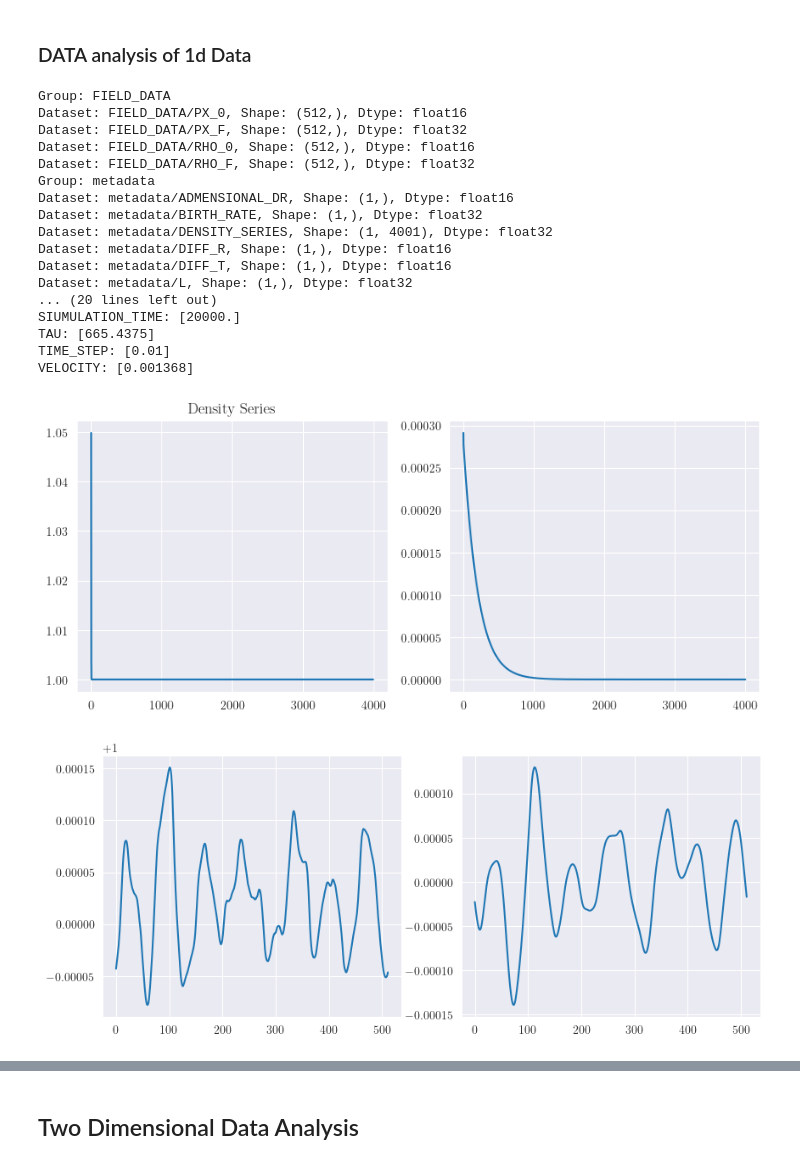
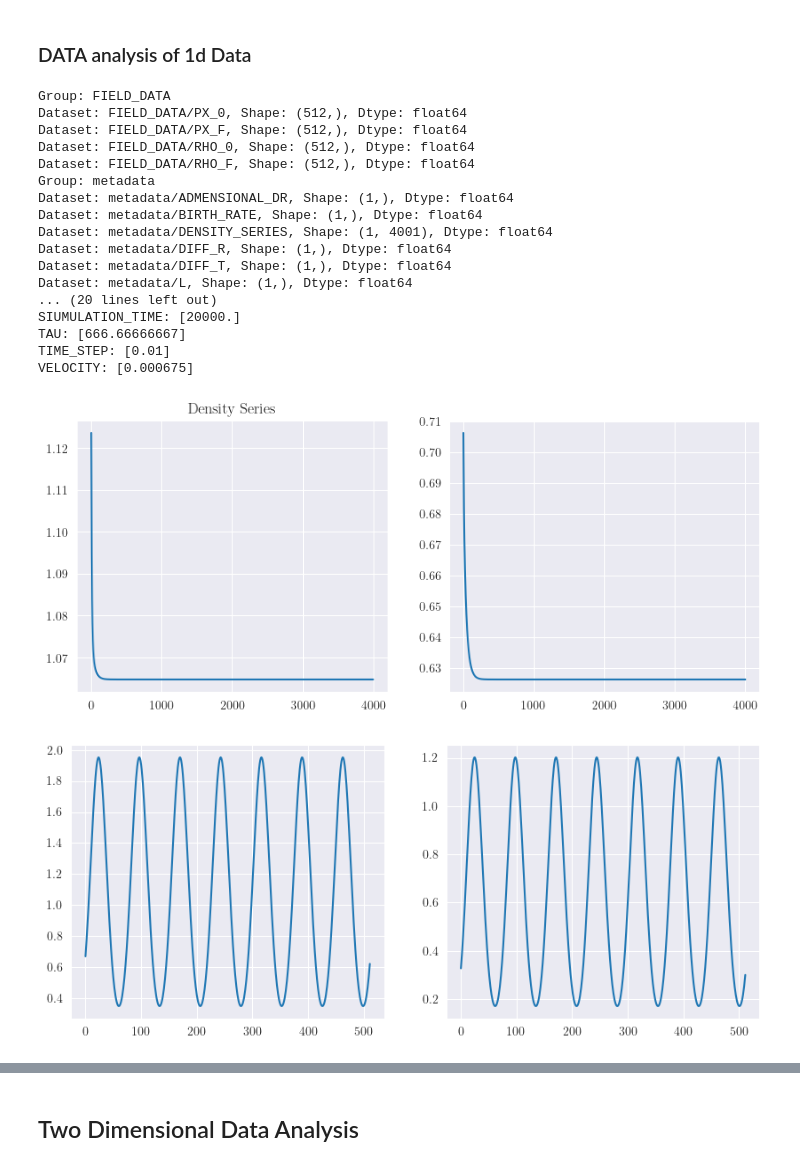
Before and after one commit to Jaegg3rNat/ABP_Flocking, a Jupyter notebook: Code/Analysis_ABP.ipynb, the cells around one changed output, grey strips where cells are left out. Cells and saved outputs as stored; diff of their text form; code cells hidden in the pictures.

```diff
--- a/Code/Analysis_ABP.ipynb
+++ b/Code/Analysis_ABP.ipynb
@@ -184,15 +252,9 @@ def print_hdf5_contents(file_path):
 
 
 
-mu , pe = 170.0, 9.1
-file_path = f'../Data/1d_v1/_PE{pe:.2f}_MU{mu:.2f}/DATA.h5'
-
-
-
-
-
-
-
+mu , pe = 120.0, 4.5
+# file_path = f'../Data/1d_v1/_PE{pe:.2f}_MU{mu:.2f}/DATA.h5'
+file_path = f'../Data/turing_backward/_PE{pe:.2f}_MU{mu:.2f}/DATA.h5'
 
 with h5py.File(file_path, 'r') as f:
     print_hdf5_contents(file_path)
@@ -224,44 +286,44 @@ with h5py.File(file_path, 'r') as f:
 
 
     op = meta2['POLARIZATION_INTEGRAL_SERIES'][:].flatten()
     density = meta2['DENSITY_SERIES'][:].flatten()
 
     fig , (ax1,ax2) = plt.subplots(1,2, figsize = (10,4))
     ax1.plot(density)
     ax2.plot(op)
     ax1.set_title('Density Series')
     # ax2.set_title('Fourier Series')
     plt.show()
     plt.close()
     # fig , (ax1,ax2) = plt.subplots(1,2, figsize = (10,4))
     # ax1.plot(op_wei)
     # ax2.plot(op)
     # ax1.set_title('Polarization Weighted Density Series')
     # ax2.set_title('Polarization Series')
     # plt.show()
     # plt.close()
     #
     fig , (ax1,ax2) = plt.subplots(1,2, figsize = (10,4))
     ax1.plot(rhodata)
     ax2.plot(pol)
     plt.show()
 # %% [output]
 Group: FIELD_DATA
-Dataset: FIELD_DATA/PX_0, Shape: (512,), Dtype: float16
-Dataset: FIELD_DATA/PX_F, Shape: (512,), Dtype: float32
-Dataset: FIELD_DATA/RHO_0, Shape: (512,), Dtype: float16
-Dataset: FIELD_DATA/RHO_F, Shape: (512,), Dtype: float32
+Dataset: FIELD_DATA/PX_0, Shape: (512,), Dtype: float64
+Dataset: FIELD_DATA/PX_F, Shape: (512,), Dtype: float64
+Dataset: FIELD_DATA/RHO_0, Shape: (512,), Dtype: float64
+Dataset: FIELD_DATA/RHO_F, Shape: (512,), Dtype: float64
 Group: metadata
-Dataset: metadata/ADMENSIONAL_DR, Shape: (1,), Dtype: float16
-Dataset: metadata/BIRTH_RATE, Shape: (1,), Dtype: float32
-Dataset: metadata/DENSITY_SERIES, Shape: (1, 4001), Dtype: float32
-Dataset: metadata/DIFF_R, Shape: (1,), Dtype: float16
-Dataset: metadata/DIFF_T, Shape: (1,), Dtype: float16
-Dataset: metadata/L, Shape: (1,), Dtype: float32
+Dataset: metadata/ADMENSIONAL_DR, Shape: (1,), Dtype: float64
+Dataset: metadata/BIRTH_RATE, Shape: (1,), Dtype: float64
+Dataset: metadata/DENSITY_SERIES, Shape: (1, 4001), Dtype: float64
+Dataset: metadata/DIFF_R, Shape: (1,), Dtype: float64
+Dataset: metadata/DIFF_T, Shape: (1,), Dtype: float64
+Dataset: metadata/L, Shape: (1,), Dtype: float64
 ... (20 lines left out)
 SIUMULATION_TIME: [20000.]
-TAU: [665.4375]
+TAU: [666.66666667]
 TIME_STEP: [0.01]
-VELOCITY: [0.001368]
+VELOCITY: [0.000675]
-[figure, old version]
+[figure, new version]
-[figure, old version]
+[figure, new version]
```
Also changed, not shown: parts of 5 cells of this notebook, 10 other files.
